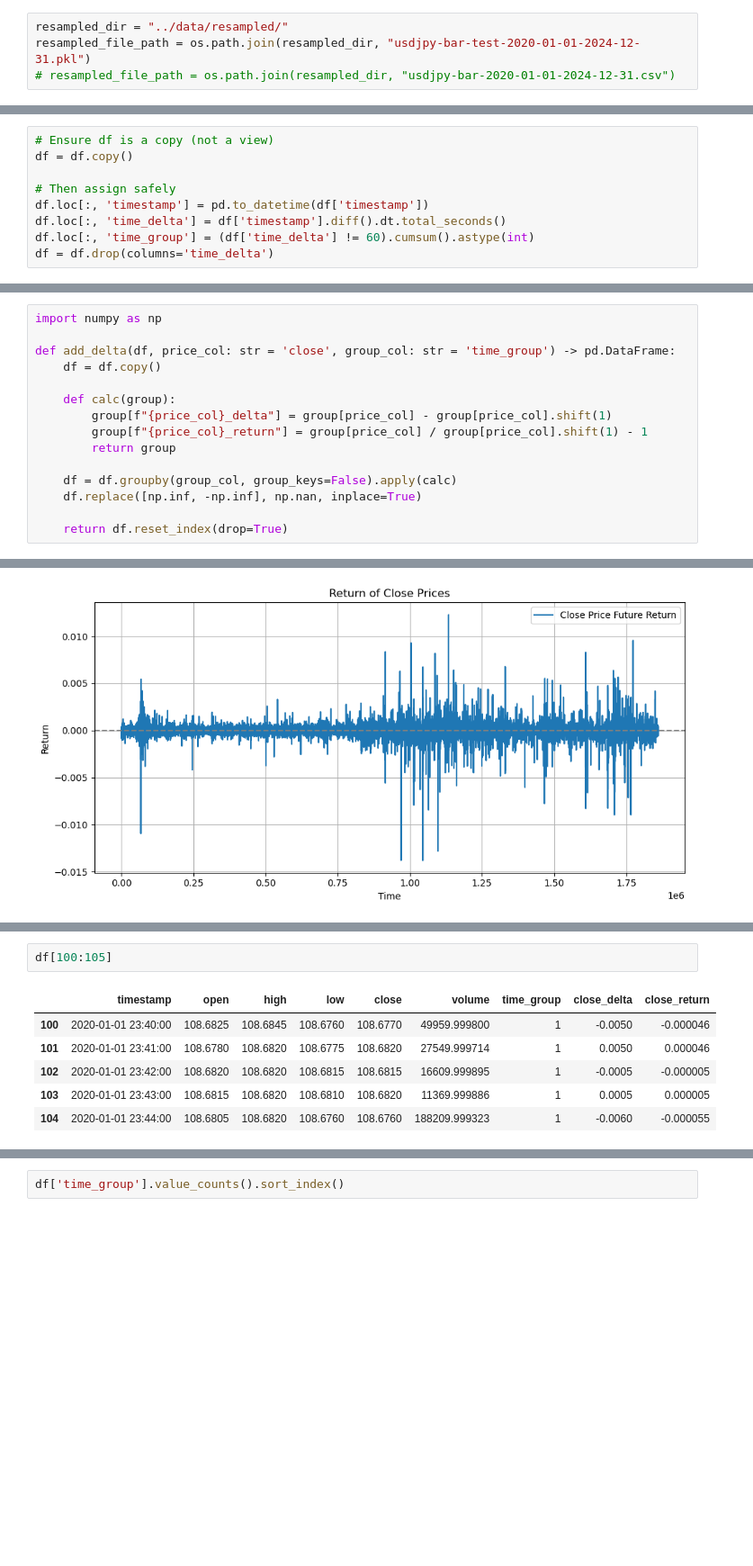
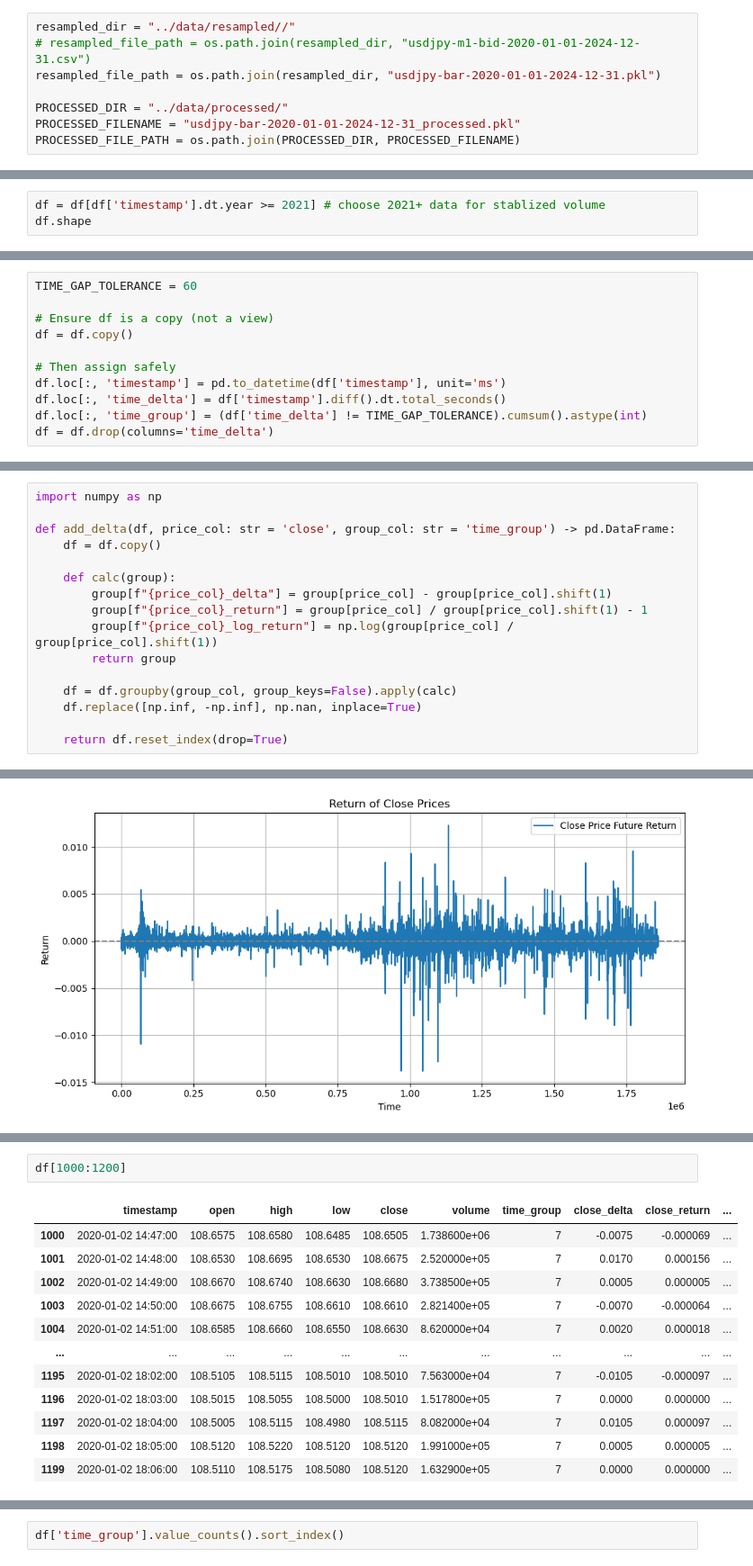
Before and after one commit to chillmelon/fxml, a Jupyter notebook: notebook/04_data_preprocessing_part_1.ipynb, the cells around one changed output, grey strips where cells are left out. Shown at 90% size. Saved outputs shown, nothing was run; the diff lists cells and outputs as text; blank space fills up the shorter version.

```diff
--- a/notebook/04_data_preprocessing_part_1.ipynb
+++ b/notebook/04_data_preprocessing_part_1.ipynb
@@ -5,9 +5,13 @@ from matplotlib.ticker import FormatStrFormatter
 
 import os
 # %%
-resampled_dir = "../data/resampled/"
-resampled_file_path = os.path.join(resampled_dir, "usdjpy-bar-test-2020-01-01-2024-12-31.pkl")
-# resampled_file_path = os.path.join(resampled_dir, "usdjpy-bar-2020-01-01-2024-12-31.csv")
+resampled_dir = "../data/resampled//"
+# resampled_file_path = os.path.join(resampled_dir, "usdjpy-m1-bid-2020-01-01-2024-12-31.csv")
+resampled_file_path = os.path.join(resampled_dir, "usdjpy-bar-2020-01-01-2024-12-31.pkl")
+
+PROCESSED_DIR = "../data/processed/"
+PROCESSED_FILENAME = "usdjpy-bar-2020-01-01-2024-12-31_processed.pkl"
+PROCESSED_FILE_PATH = os.path.join(PROCESSED_DIR, PROCESSED_FILENAME)
 # %%
 df = pd.read_pickle(resampled_file_path)
 df.head()
@@ -25,0 +61,3 @@ df.shape
+# %%
+df = df[df['timestamp'].dt.year >= 2021] # choose 2021+ data for stablized volume
+df.shape
@@ -55,13 +125,15 @@ df.shape
 # %% [markdown]
 By examining the data, we found that there are timeframes that only include Nan values. After clearing those NaN values, our time series data is no longer continuous, i.e. there're *time gaps*. Therefore, we need to group the data by checking their time continuity and assign *time_group* labels accordingly. This is a necessary process prior to the creation of sequences since *time gaps* can be huge and we don't want to create sequences or calculate indicators across them.
 # %%
+TIME_GAP_TOLERANCE = 60
+
 # Ensure df is a copy (not a view)
 df = df.copy()
 
 # Then assign safely
-df.loc[:, 'timestamp'] = pd.to_datetime(df['timestamp'])
+df.loc[:, 'timestamp'] = pd.to_datetime(df['timestamp'], unit='ms')
 df.loc[:, 'time_delta'] = df['timestamp'].diff().dt.total_seconds()
-df.loc[:, 'time_group'] = (df['time_delta'] != 60).cumsum().astype(int)
+df.loc[:, 'time_group'] = (df['time_delta'] != TIME_GAP_TOLERANCE).cumsum().astype(int)
 df = df.drop(columns='time_delta')
 # %%
 df.isna().sum()
@@ -131,6 +249,7 @@ def add_delta(df, price_col: str = 'close', group_col: str = 'time_group') -> pd
     def calc(group):
         group[f"{price_col}_delta"] = group[price_col] - group[price_col].shift(1)
         group[f"{price_col}_return"] = group[price_col] / group[price_col].shift(1) - 1
+        group[f"{price_col}_log_return"] = np.log(group[price_col] / group[price_col].shift(1))
         return group
 
     df = df.groupby(group_col, group_keys=False).apply(calc)
@@ -170,9 +303,15 @@ plt.show()
 # %%
-df[100:105]
+df[1000:1200]
 # %% [output]
-|  | timestamp | open | high | low | close | volume | time_group | close_delta | close_return |
-| 100 | 2020-01-01 23:40:00 | 108.6825 | 108.6845 | 108.6760 | 108.6770 | 49959.999800 | 1 | -0.0050 | -0.000046 |
-| 101 | 2020-01-01 23:41:00 | 108.6780 | 108.6820 | 108.6775 | 108.6820 | 27549.999714 | 1 | 0.0050 | 0.000046 |
-| 102 | 2020-01-01 23:42:00 | 108.6820 | 108.6820 | 108.6815 | 108.6815 | 16609.999895 | 1 | -0.0005 | -0.000005 |
-| 103 | 2020-01-01 23:43:00 | 108.6815 | 108.6820 | 108.6810 | 108.6820 | 11369.999886 | 1 | 0.0005 | 0.000005 |
-| 104 | 2020-01-01 23:44:00 | 108.6805 | 108.6820 | 108.6760 | 108.6760 | 188209.999323 | 1 | -0.0060 | -0.000055 |
+|  | timestamp | open | high | low | close | volume | time_group | close_delta | close_return | ... |
+| 1000 | 2020-01-02 14:47:00 | 108.6575 | 108.6580 | 108.6485 | 108.6505 | 1.738600e+06 | 7 | -0.0075 | -0.000069 | ... |
+| 1001 | 2020-01-02 14:48:00 | 108.6530 | 108.6695 | 108.6530 | 108.6675 | 2.520000e+05 | 7 | 0.0170 | 0.000156 | ... |
+| 1002 | 2020-01-02 14:49:00 | 108.6670 | 108.6740 | 108.6630 | 108.6680 | 3.738500e+05 | 7 | 0.0005 | 0.000005 | ... |
+| 1003 | 2020-01-02 14:50:00 | 108.6675 | 108.6755 | 108.6610 | 108.6610 | 2.821400e+05 | 7 | -0.0070 | -0.000064 | ... |
+| 1004 | 2020-01-02 14:51:00 | 108.6585 | 108.6660 | 108.6550 | 108.6630 | 8.620000e+04 | 7 | 0.0020 | 0.000018 | ... |
+| ... | ... | ... | ... | ... | ... | ... | ... | ... | ... | ... |
+| 1195 | 2020-01-02 18:02:00 | 108.5105 | 108.5115 | 108.5010 | 108.5010 | 7.563000e+04 | 7 | -0.0105 | -0.000097 | ... |
+| 1196 | 2020-01-02 18:03:00 | 108.5015 | 108.5055 | 108.5000 | 108.5010 | 1.517800e+05 | 7 | 0.0000 | 0.000000 | ... |
+| 1197 | 2020-01-02 18:04:00 | 108.5005 | 108.5115 | 108.4980 | 108.5115 | 8.082000e+04 | 7 | 0.0105 | 0.000097 | ... |
+| 1198 | 2020-01-02 18:05:00 | 108.5120 | 108.5220 | 108.5120 | 108.5120 | 1.991000e+05 | 7 | 0.0005 | 0.000005 | ... |
+| 1199 | 2020-01-02 18:06:00 | 108.5110 | 108.5175 | 108.5080 | 108.5120 | 1.632900e+05 | 7 | 0.0000 | 0.000000 | ... |
```
Also changed, not shown: parts of 40 cells of this notebook, 12 other files.
